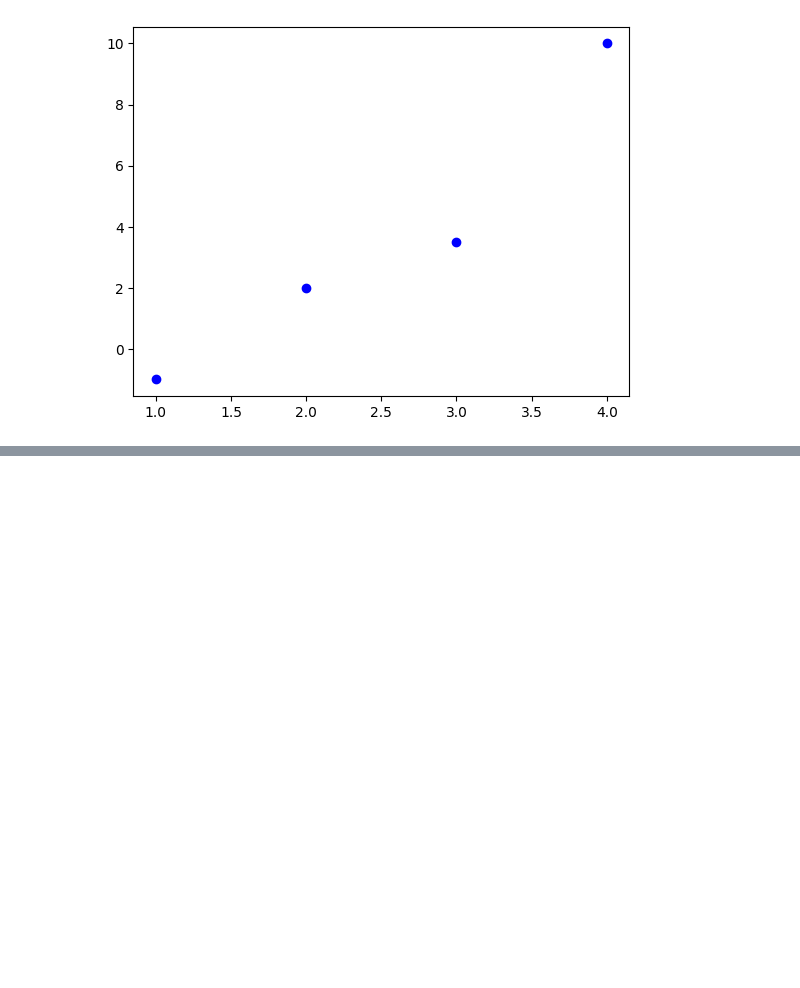
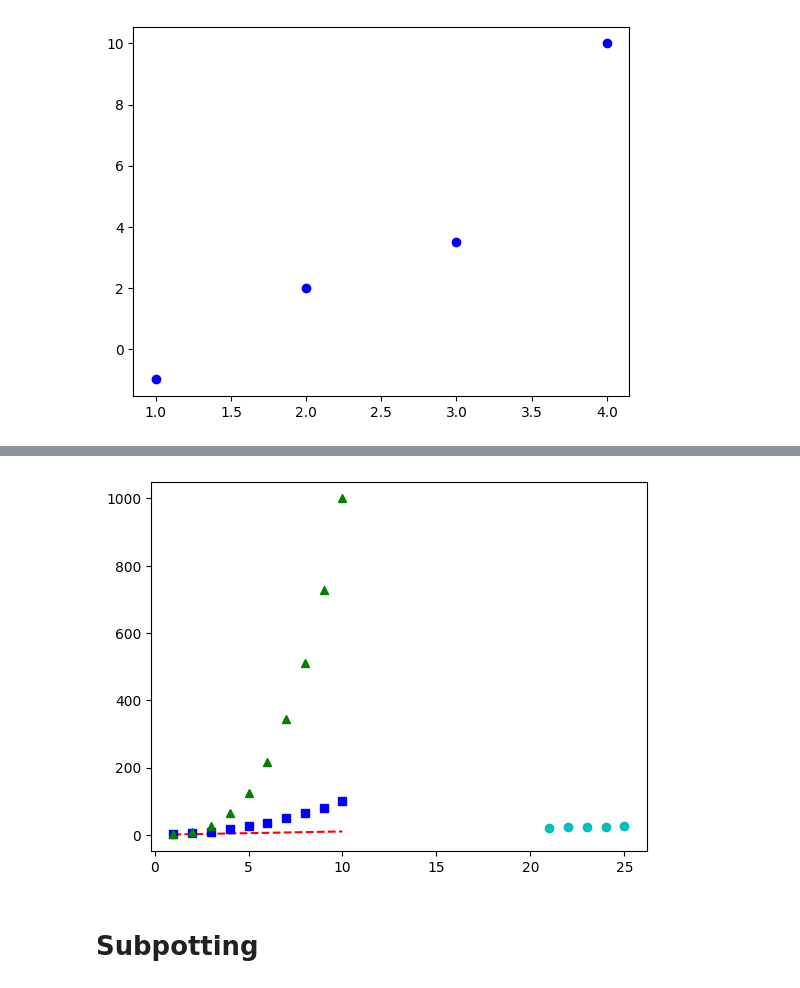
Before and after one commit to nluizsoliveira/Data-Notes, a Jupyter notebook: MatPlotLib.ipynb, the cells around one changed output, grey strips where cells are left out. Saved outputs shown, nothing was run; the diff lists cells and outputs as text; code cells hidden in the pictures; blank space fills up the shorter version.

```diff
--- a/MatPlotLib.ipynb
+++ b/MatPlotLib.ipynb
@@ -144,0 +157,20 @@ plt.show()
+# %%
+indexes = [1,2,3,4,5,6,7,8,9,10]
+first_sequence = [number for number in indexes]
+second_sequence = [number **2 for number in indexes]
+third_sequence = [number**3 for number in indexes]
+
+further_indexes = [21,22,23,24,25]
+fourth_sequence = [21,22,23,24,25]
+plt.plot(
+    indexes, first_sequence, 'r--',
+    indexes, second_sequence, 'bs',
+    indexes, third_sequence, 'g^',
+    further_indexes, fourth_sequence, 'oc'
+)
+
+plt.show()
+# %% [output]
+[figure, added]
+# %% [markdown]
+# Subpotting
```
Also changed, not shown: parts of 2 cells of this notebook.
